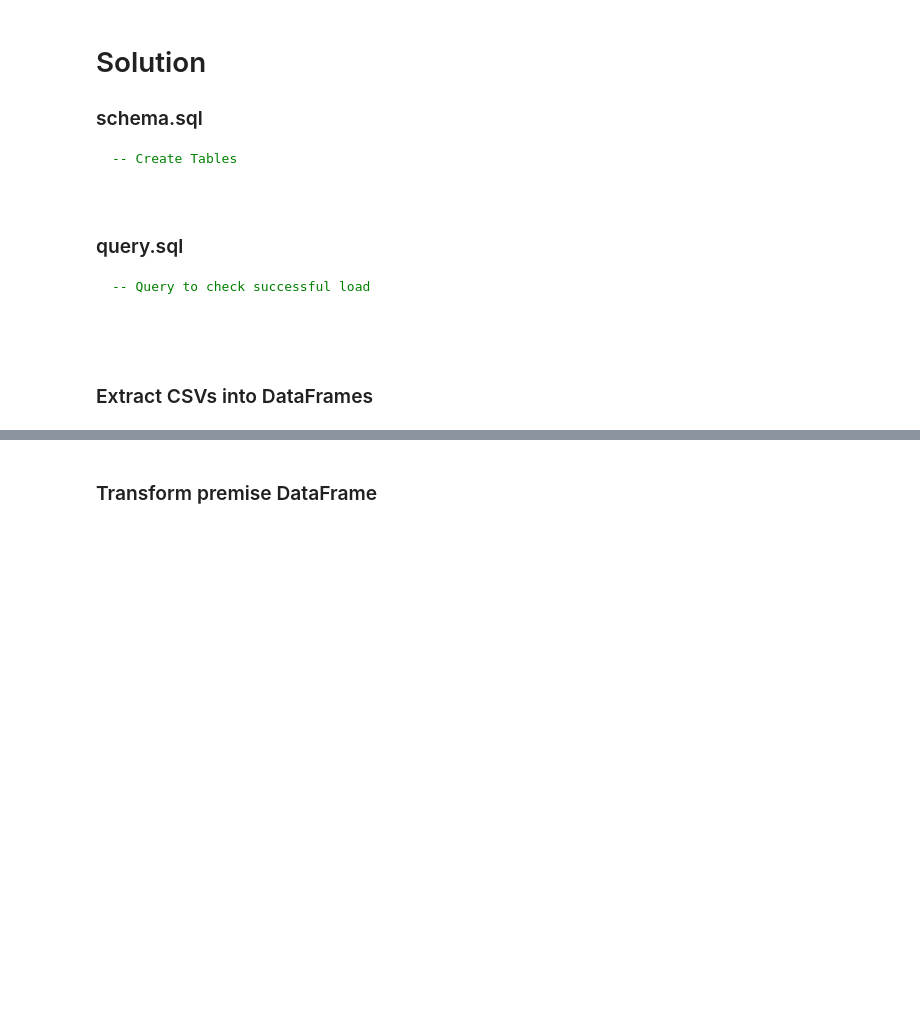
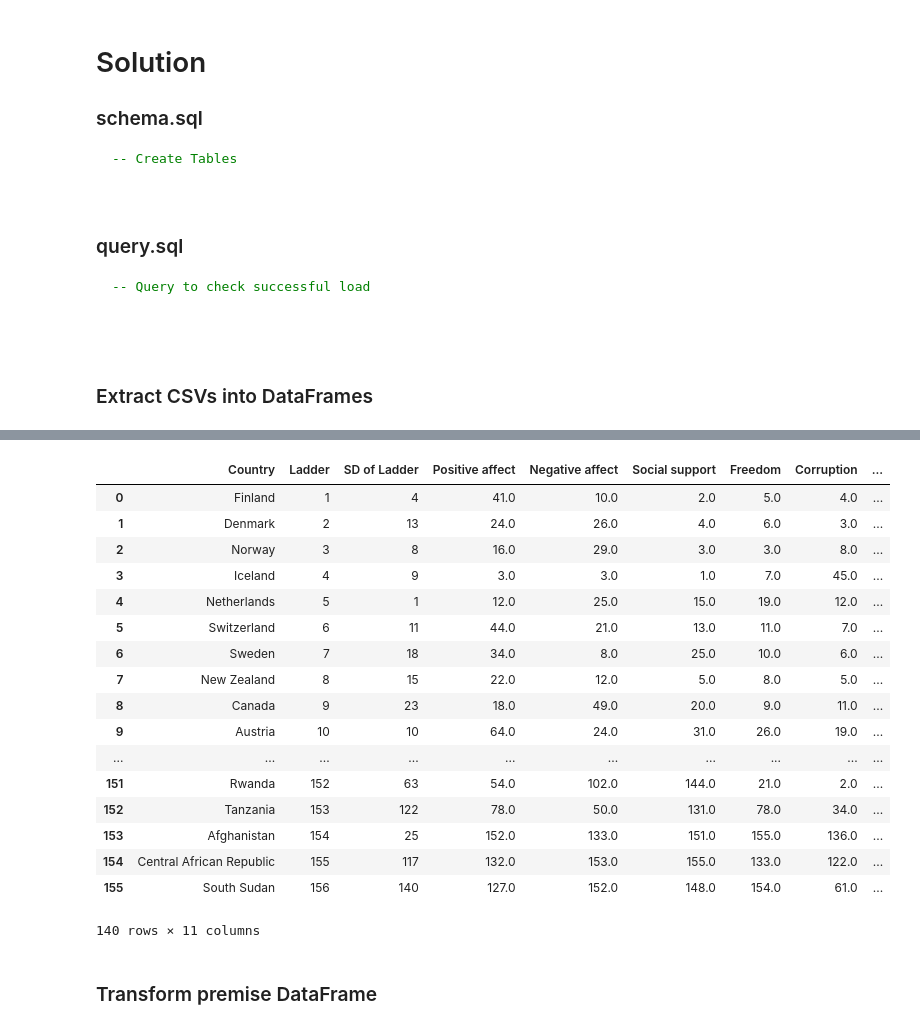
Before and after one commit to marcangeles/ETL-project, a Jupyter notebook: 13-ETL-Project-Day1.ipynb, the cells around one changed output, grey strips where cells are left out. Saved outputs shown, nothing was run; the diff lists cells and outputs as text; code cells hidden in the pictures; blank space fills up the shorter version.

```diff
--- a/13-ETL-Project-Day1.ipynb
+++ b/13-ETL-Project-Day1.ipynb
@@ -179,0 +221,6 @@ county_file = "1/02-Stu_ETL_Pandas_Local/Resources/CountyLicenseCount.csv"
+# %%
+# Load world Happiness dataset
+csv_file = "../ETL-project/Resources/world-happiness-report-2019.csv"
+worldHappiness_df = pd.read_csv(csv_file)
+worldHappiness_df.dropna(inplace=True)
+worldHappiness_df.head()
@@ -180,3 +234,25 @@ county_file = "1/02-Stu_ETL_Pandas_Local/Resources/CountyLicenseCount.csv"
+# %%
+worldHappiness_df.rename(columns = {"Country (region)": "Country"}, inplace=True)
+worldHappiness_df
+# %% [output]
+|  | Country | Ladder | SD of Ladder | Positive affect | Negative affect | Social support | Freedom | Corruption | ... |
+| 0 | Finland | 1 | 4 | 41.0 | 10.0 | 2.0 | 5.0 | 4.0 | ... |
+| 1 | Denmark | 2 | 13 | 24.0 | 26.0 | 4.0 | 6.0 | 3.0 | ... |
+| 2 | Norway | 3 | 8 | 16.0 | 29.0 | 3.0 | 3.0 | 8.0 | ... |
+| 3 | Iceland | 4 | 9 | 3.0 | 3.0 | 1.0 | 7.0 | 45.0 | ... |
+| 4 | Netherlands | 5 | 1 | 12.0 | 25.0 | 15.0 | 19.0 | 12.0 | ... |
+| 5 | Switzerland | 6 | 11 | 44.0 | 21.0 | 13.0 | 11.0 | 7.0 | ... |
+| 6 | Sweden | 7 | 18 | 34.0 | 8.0 | 25.0 | 10.0 | 6.0 | ... |
+| 7 | New Zealand | 8 | 15 | 22.0 | 12.0 | 5.0 | 8.0 | 5.0 | ... |
+| 8 | Canada | 9 | 23 | 18.0 | 49.0 | 20.0 | 9.0 | 11.0 | ... |
+| 9 | Austria | 10 | 10 | 64.0 | 24.0 | 31.0 | 26.0 | 19.0 | ... |
+| ... | ... | ... | ... | ... | ... | ... | ... | ... | ... |
+| 151 | Rwanda | 152 | 63 | 54.0 | 102.0 | 144.0 | 21.0 | 2.0 | ... |
+| 152 | Tanzania | 153 | 122 | 78.0 | 50.0 | 131.0 | 78.0 | 34.0 | ... |
+| 153 | Afghanistan | 154 | 25 | 152.0 | 133.0 | 151.0 | 155.0 | 136.0 | ... |
+| 154 | Central African Republic | 155 | 117 | 132.0 | 153.0 | 155.0 | 133.0 | 122.0 | ... |
+| 155 | South Sudan | 156 | 140 | 127.0 | 152.0 | 148.0 | 154.0 | 61.0 | ... |
+140 rows × 11 columns
 # %% [markdown]
 ### Transform premise DataFrame
 # %%
```
Also changed, not shown: parts of 11 cells of this notebook, 5 other files.
